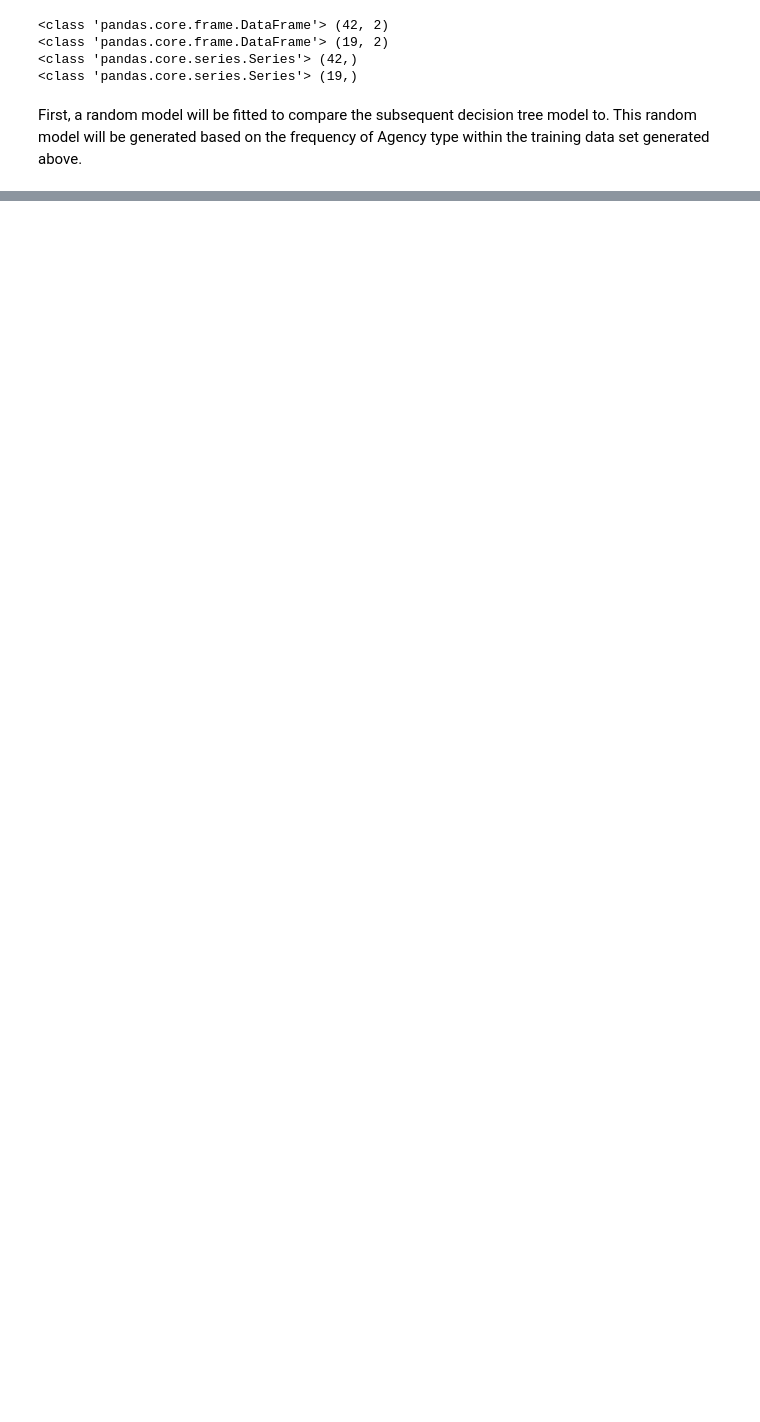
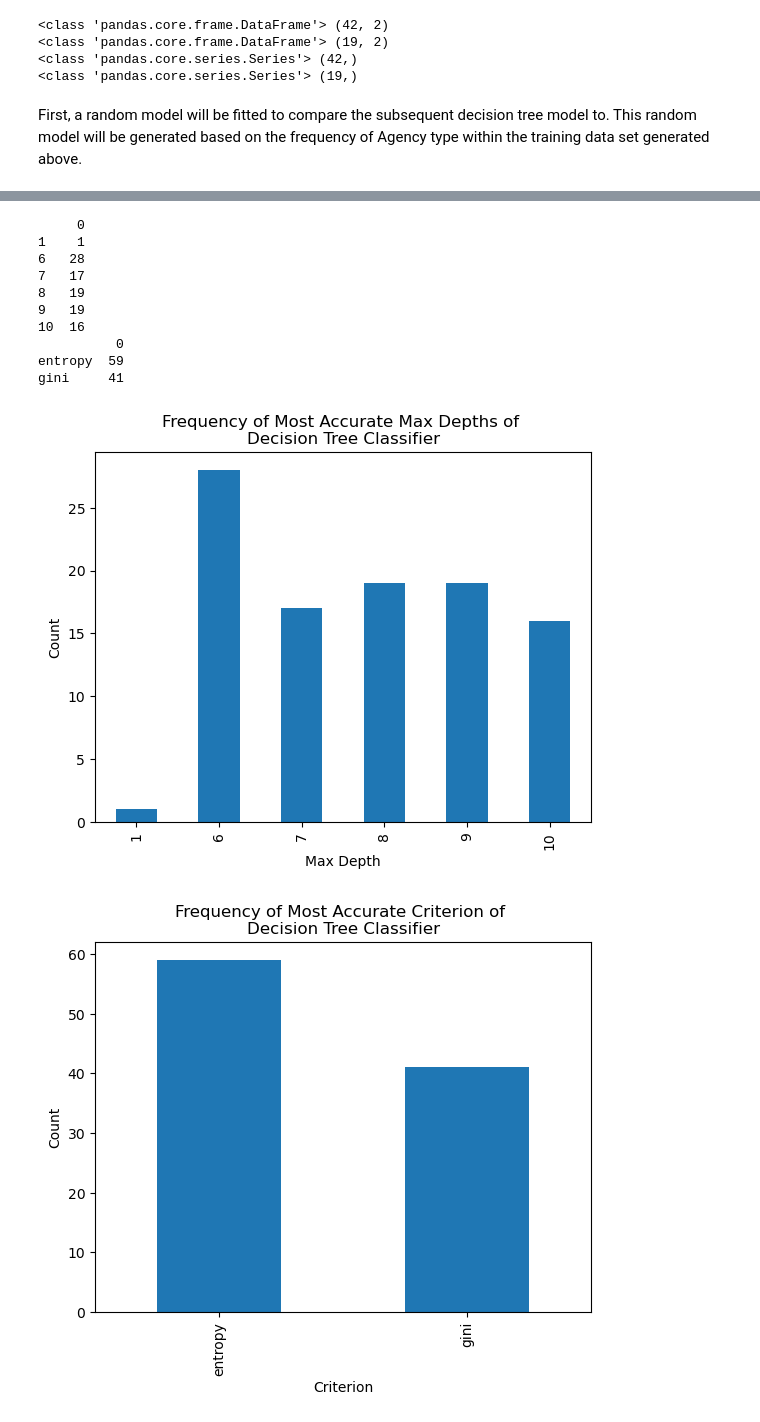
Before and after one commit to anly501/anly-501-project-alexpattarini, a Jupyter notebook: codes/05-decision-trees/Agency-Decision-Trees.ipynb, the cells around one changed output, grey strips where cells are left out. Saved outputs shown, nothing was run; the diff lists cells and outputs as text; code cells hidden in the pictures; blank space fills up the shorter version.

Commit message:
GITHUB-UPLOAD:DATE-2022-10-28-TIME-15-35-50

```diff
--- a/codes/05-decision-trees/Agency-Decision-Trees.ipynb
+++ b/codes/05-decision-trees/Agency-Decision-Trees.ipynb
@@ -117,0 +165,17 @@ Now, a decision tree model will be fitted to the same data sets and compared to
+# %%
+# Define search parameters to be iterated over
+best_max_depths = []
+best_criterions = []
+# Perform grid search process 100 times to account for randomness in the process
+for i in range(1,101):
+    search_params = {'criterion':['gini','entropy'],'max_depth':[1,2,3,4,5,6,7,8,9,10]}
+    grid = GridSearchCV(DecisionTreeClassifier(),search_params,cv=5,refit=True)
+    grid.fit(x_train,y_train)
+    # Extract mean test scores and reshape
+    scores = grid.cv_results_['mean_test_score']
+    scores = np.array(scores).reshape(len(search_params['criterion']), len(search_params['max_depth']))
+    # Extract best mean estimator from this iteration
+    new_max_depth = grid.best_estimator_.get_params()['max_depth']
+    new_criterion = grid.best_estimator_.get_params()['criterion']
+    best_max_depths.append(new_max_depth)
+    best_criterions.append(new_criterion)
@@ -117,0 +184,39 @@ Now, a decision tree model will be fitted to the same data sets and compared to
+# %%
+# Calculate counts of max depths and best criterions
+count_md = Counter(best_max_depths)
+count_crit = Counter(best_criterions)
+count_md_df = pd.DataFrame.from_dict(count_md,orient='index')
+count_md_df.sort_index(inplace=True)
+count_crit_df = pd.DataFrame.from_dict(count_crit,orient='index')
+
+# Print frequency data frames
+print(count_md_df)
+print(count_crit_df)
+
+# Plot counts of best criterion
+count_md_df.plot(kind='bar',legend=None)
+plt.title("Frequency of Most Accurate Max Depths of \nDecision Tree Classifier")
+plt.xlabel("Max Depth")
+plt.ylabel("Count")
+plt.show()
+
+count_crit_df.plot(kind='bar',legend=None)
+plt.title("Frequency of Most Accurate Criterion of \nDecision Tree Classifier")
+plt.xlabel("Criterion")
+plt.ylabel("Count")
+plt.show()
+
+# Plot counts of best max depth parameter
+# %% [output]
+     0
+1    1
+6   28
+7   17
+8   19
+9   19
+10  16
+          0
+entropy  59
+gini     41
+[figure, added]
+[figure, added]
```
Also changed, not shown: parts of 26 cells of this notebook, 45 other files.
